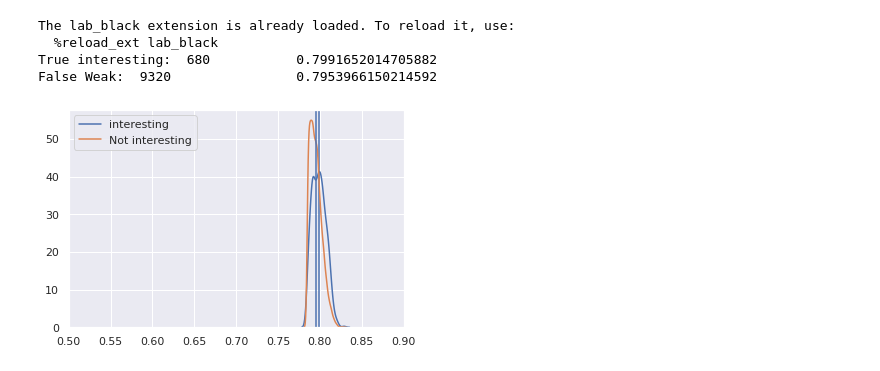
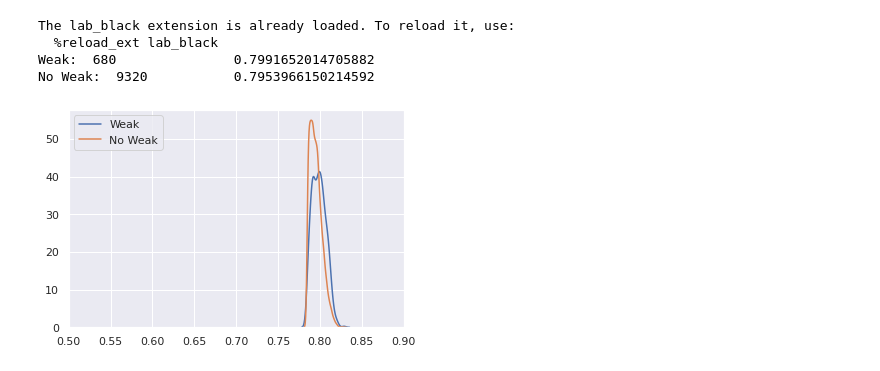
Before and after one commit to jgonsior/DS20-WeakAL, a Jupyter notebook: analyse_new_200er.ipynb, the cells around one changed output. Saved outputs shown, nothing was run; the diff lists cells and outputs as text; code cells hidden in the pictures.

```diff
--- a/analyse_new_200er.ipynb
+++ b/analyse_new_200er.ipynb
@@ -5,64 +5,73 @@ from tabulate import tabulate
 from IPython.core.display import display, HTML
 import pandas as pd
 import seaborn as sns, numpy as np
 from scipy.stats import norm
 import matplotlib.pyplot as plt
 
 sns.set()
 rug = False
 bins = 50
-# code um pickle zu extrahieren auf server ausführen
 # code refactoren und eine funktion drauß machen
 # filterung der datentypen refactoren
 # so filtern, dass nur die true weaks dabei sind, und davon auch nur die, welche vielversprechende parameterkombinationen enthalten
 # bzw. dann auch mal false weaks beibehalten -> es ist keine Erfolgsgarantie!
 # ---> Untersuchung, dass ich die Parameter für die Trennung der beiden Bereiche so lange ausprobiere, bis ich den perfekten Wertebereich der Parameter gefunden habe
 # -> early Ergebnis an Maik senden
 
 
 with open("200er_results.pickle", "rb") as f:
     table = pickle.load(f)
 
 df = pd.DataFrame(table)
-ax1 = sns.kdeplot(
-    df.loc[df["interesting?"] == True]["acc_test"],
-    label="interesting",
-    # rug=rug,
-    # bins=bins,
-)
-print(
-    "True interesting: ",
-    len(df.loc[df["interesting?"] == True]),
-    "\t\t",
-    df.loc[df["interesting?"] == True]["acc_test"].mean(),
-)
-ax1.set_xlim(0.5, 0.9)
-ax1.axvline(df.loc[df["interesting?"] == True]["acc_test"].mean())
-# plt.show()
-# plt.clf()
 
 
-print(
-    "False Weak: ",
-    len(df.loc[df["interesting?"] == False]),
-    "\t\t",
-    df.loc[df["interesting?"] == False]["acc_test"].mean(),
+def compare_two_distributions(
+    df, selection1, selection2, label1, label2, bins=50, rug=False, axvline=False
+):
+    ax1 = sns.kdeplot(
+        selection1,
+        label=label1,
+        # rug=rug,
+        # bins=bins,
+    )
+    print(
+        label1 + ": ", len(selection1), "\t\t", selection1.mean(),
+    )
+    ax1.set_xlim(0.5, 0.9)
+    if axvline:
+        ax1.axvline(selection1.mean())
+    # plt.show()
+    # plt.clf()
+
+    print(
+        label2 + ": ", len(selection2), "\t\t", selection2.mean(),
+    )
+    ax2 = sns.kdeplot(
+        selection2,
+        label=label2,
+        # rug=rug,
+        # bins=bins,
+    )
+    ax2.set_xlim(0.5, 0.9)
+
+    if axvline:
+        ax2.axvline(selection2.mean())
+    plt.show()
+
+
+compare_two_distributions(
+    df,
+    df.loc[df["interesting?"] == True]["acc_test"],
+    df.loc[df["interesting?"] == False]["acc_test"],
+    "Weak",
+    "No Weak",
 )
-ax2 = sns.kdeplot(
-    df.loc[df["interesting?"] == False]["acc_test"],
-    label="Not interesting",
-    # rug=rug,
-    # bins=bins,
-)
-ax2.set_xlim(0.5, 0.9)
-ax2.axvline(df.loc[df["interesting?"] == False]["acc_test"].mean())
-plt.show()
 
 
 # display(HTML(tabulate(table, headers="keys", tablefmt="html")))
 # %% [output]
 The lab_black extension is already loaded. To reload it, use:
   %reload_ext lab_black
-True interesting:  680           0.7991652014705882
-False Weak:  9320                0.7953966150214592
+Weak:  680               0.7991652014705882
+No Weak:  9320           0.7953966150214592
-[figure, old version]
+[figure, new version]
```
Also changed, not shown: parts of 6 cells of this notebook.
